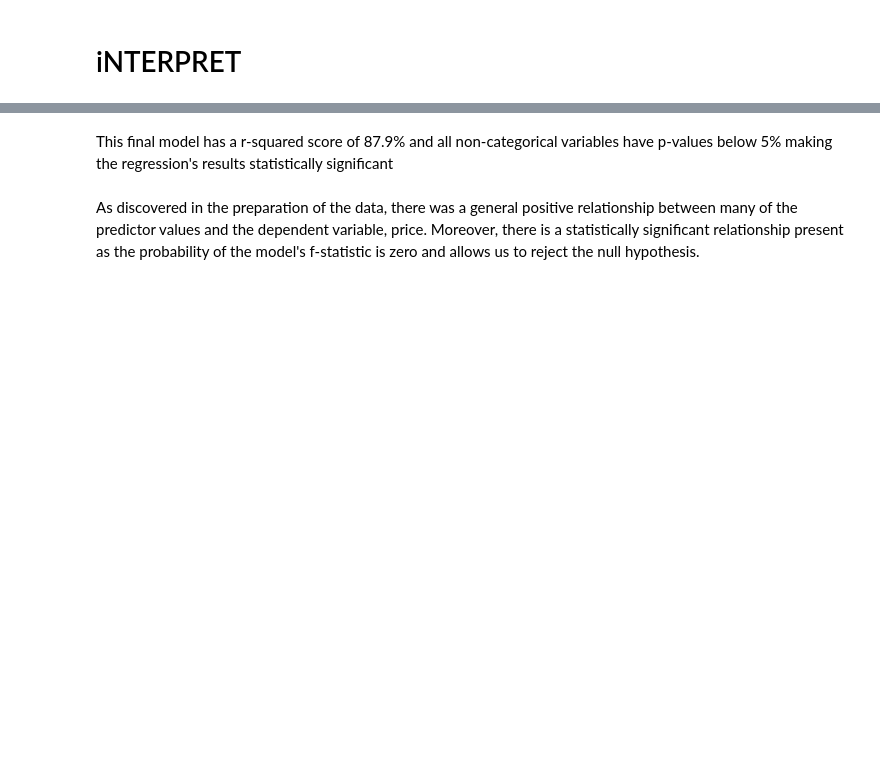
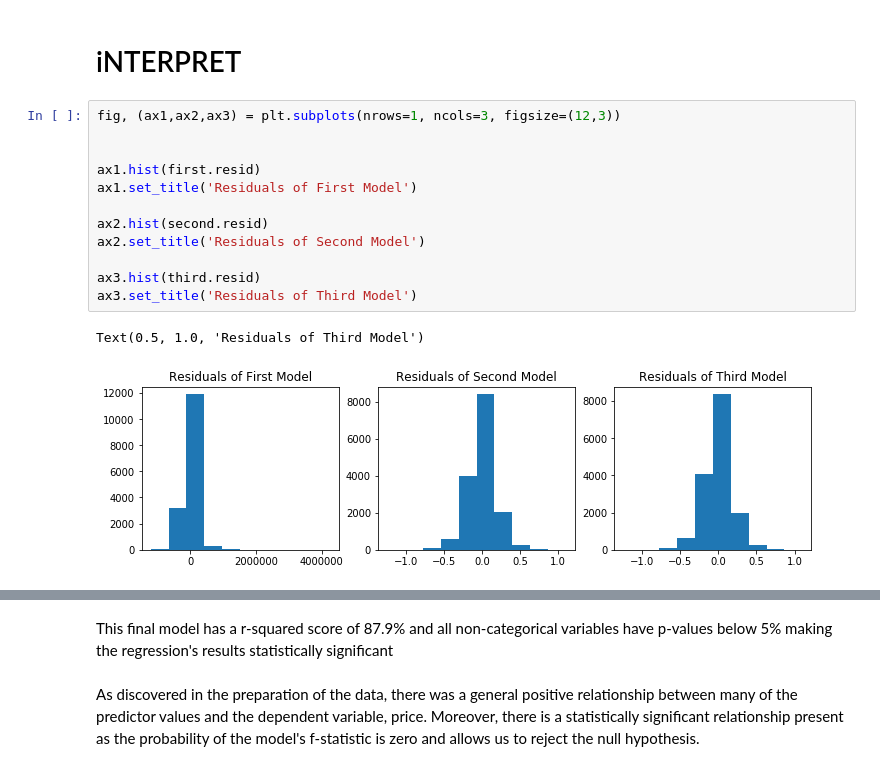
Before and after one commit to jdsmithwes/real_project1, a Jupyter notebook: student_OSEMN.ipynb, the cells around one changed output, grey strips where cells are left out. Drawn from its saved outputs; the diff is of its cells as text; blank space fills up the shorter version.

```diff
--- a/student_OSEMN.ipynb
+++ b/student_OSEMN.ipynb
@@ -628,2 +644,17 @@ strong multicollinearity or other numerical problems.
 # %% [markdown]
 # iNTERPRET
+# %%
+fig, (ax1,ax2,ax3) = plt.subplots(nrows=1, ncols=3, figsize=(12,3))
+
+
+ax1.hist(first.resid)
+ax1.set_title('Residuals of First Model')
+
+ax2.hist(second.resid)
+ax2.set_title('Residuals of Second Model')
+
+ax3.hist(third.resid)
+ax3.set_title('Residuals of Third Model')
+# %% [output]
+Text(0.5, 1.0, 'Residuals of Third Model')
+[figure, added]
```
Also changed, not shown: parts of 16 cells of this notebook.
